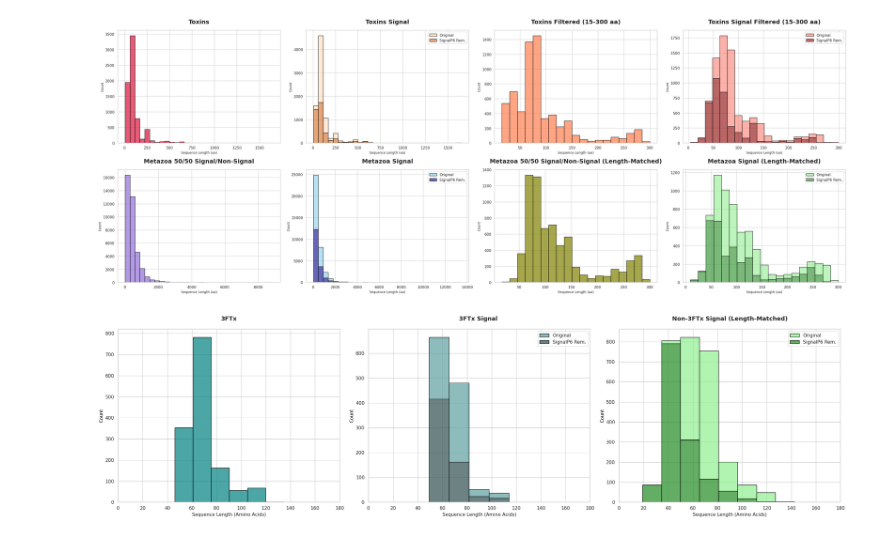
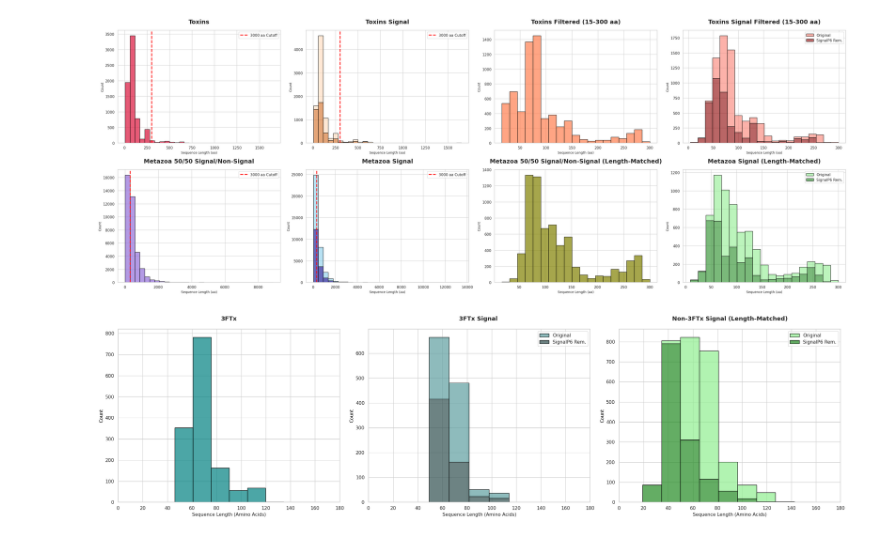
Before and after one commit to d0rr4/PP1, a Jupyter notebook: PP_project/length_distribution.ipynb, the cells around one changed output. Saved outputs shown, nothing was run; the diff lists cells and outputs as text; code cells hidden in the pictures.

```diff
--- a/PP_project/length_distribution.ipynb
+++ b/PP_project/length_distribution.ipynb
@@ -66,60 +66,68 @@ fig, axes = plt.subplots(2, 4, figsize=(32, 12))
 TITLE_CONFIG = {"fontsize": 18, "fontweight": "bold", "pad": 20}
 
 # ==========================================
-# COL 0 & 1: UNFILTERED (bins=20)
+# COL 0 & 1: UNFILTERED (bins=30) with 3000 aa cutoff line
 # ==========================================
 
 # [0, 0] Unfiltered: General Toxins Full (TSV)
 sns.histplot(x=lengths_toxins_full, kde=False, color="crimson", bins=30, ax=axes[0, 0], edgecolor="black", alpha=0.7)
 axes[0, 0].set_title("Toxins", **TITLE_CONFIG)
+axes[0, 0].axvline(x=300, color="red", linestyle="--", linewidth=2.5, label="3000 aa Cutoff")
+axes[0, 0].legend(fontsize=11)
 
 # [0, 1] Unfiltered: FASTA Toxins Signal (Full Unfiltered)
 sns.histplot(data={"Original": len_tox_full_unfiltered, "SignalP6 Rem.": len_tox_rem_unfiltered},
              multiple="stack", bins=30, kde=False, palette={"Original": "peachpuff", "SignalP6 Rem.": "chocolate"},
              edgecolor="black", alpha=0.6, ax=axes[0, 1])
 axes[0, 1].set_title("Toxins Signal", **TITLE_CONFIG)
+axes[0, 1].axvline(x=300, color="red", linestyle="--", linewidth=2.5, label="3000 aa Cutoff")
+axes[0, 1].legend(fontsize=11)
 
 # [1, 0] Unfiltered: Metazoa 50/50 Signal (TSV)
 sns.histplot(x=lengths_signal, kde=False, color="mediumpurple", bins=30, ax=axes[1, 0], edgecolor="black", alpha=0.7)
 axes[1, 0].set_title("Metazoa 50/50 Signal/Non-Signal", **TITLE_CONFIG)
+axes[1, 0].axvline(x=300, color="red", linestyle="--", linewidth=2.5, label="3000 aa Cutoff")
+axes[1, 0].legend(fontsize=11)
 
 # [1, 1] Unfiltered: FASTA Metazoa Signal (All Lengths)
 sns.histplot(data={"Original": len_sig_full, "SignalP6 Rem.": len_sig_rem},
              multiple="stack", bins=30, kde=False, palette={"Original": "skyblue", "SignalP6 Rem.": "darkblue"},
              edgecolor="black", alpha=0.6, ax=axes[1, 1])
 axes[1, 1].set_title("Metazoa Signal", **TITLE_CONFIG)
+axes[1, 1].axvline(x=300, color="red", linestyle="--", linewidth=2.5, label="3000 aa Cutoff")
+axes[1, 1].legend(fontsize=11)
 
 # ==========================================
 # COL 2 & 3: FILTERED/MATCHED (binwidth=15)
 # ==========================================
 
 # [0, 2] Filtered: General Toxins Filtered (TSV)
 sns.histplot(x=lengths_toxins_filtered, kde=False, color="coral", binwidth=15, ax=axes[0, 2], edgecolor="black", alpha=0.7)
 axes[0, 2].set_title("Toxins Filtered (15-300 aa)", **TITLE_CONFIG)
 
 # [0, 3] Filtered: FASTA Toxins Signal (Filtered 15-300 aa)
 sns.histplot(data={"Original": len_tox_full_filtered, "SignalP6 Rem.": len_tox_rem_filtered},
              multiple="stack", binwidth=15, kde=False, palette={"Original": "salmon", "SignalP6 Rem.": "darkred"},
              edgecolor="black", alpha=0.6, ax=axes[0, 3])
 axes[0, 3].set_title("Toxins Signal Filtered (15-300 aa)", **TITLE_CONFIG)
 
 # [1, 2] Length-Matched: Metazoa 50/50 Non-Signal (TSV)
 sns.histplot(x=lengths_nonsignal, kde=False, color="olive", binwidth=15, ax=axes[1, 2], edgecolor="black", alpha=0.7)
 axes[1, 2].set_title("Metazoa 50/50 Signal/Non-Signal (Length-Matched)", **TITLE_CONFIG)
 
 # [1, 3] Length-Matched: FASTA Metazoa Signal (Length-Matched)
 sns.histplot(data={"Original": len_matched_full, "SignalP6 Rem.": len_matched_rem},
              multiple="stack", binwidth=15, kde=False, palette={"Original": "lightgreen", "SignalP6 Rem.": "forestgreen"},
              edgecolor="black", alpha=0.6, ax=axes[1, 3])
 axes[1, 3].set_title("Metazoa Signal (Length-Matched)", **TITLE_CONFIG)
 
 # Formatting labels for all axes
 for ax in axes.flat:
     ax.set_xlabel("Sequence Length (aa)", fontsize=10)
     ax.set_ylabel("Count", fontsize=10)
 
 plt.tight_layout()
 plt.show()
 # %% [output]
-[figure, old version]
+[figure, new version]
 # %%
```
Also changed, not shown: parts of 2 cells of this notebook, 13 other files.
